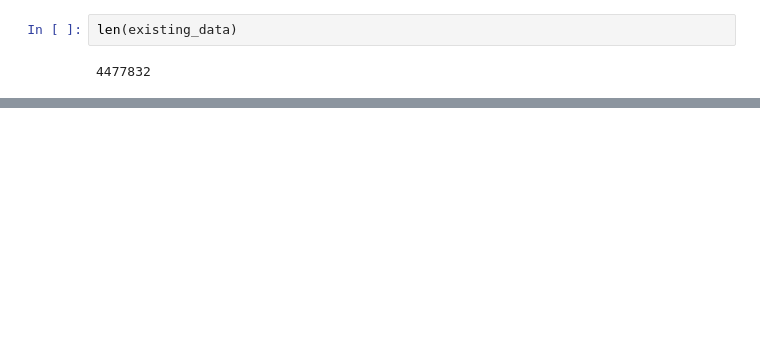
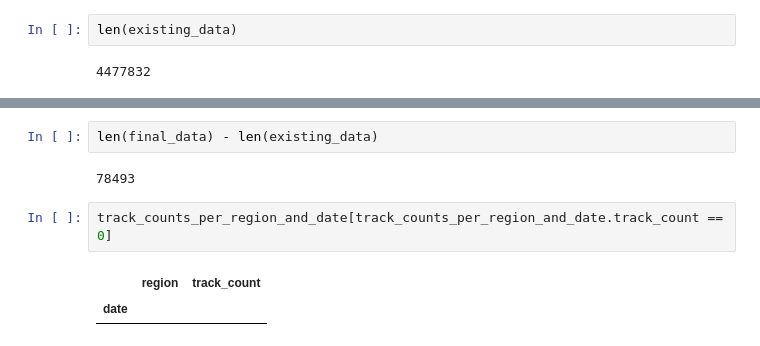
Before and after one commit to Sejmou/exploring-spotify-charts, a Jupyter notebook: data_exploration_and_crawling/merge_crawled_and_existing_chart_data.ipynb, the cells around one changed output, grey strips where cells are left out. Drawn from its saved outputs; the diff is of its cells as text; blank space fills up the shorter version.

Commit message:
finish filling missing chart data

```diff
--- a/data_exploration_and_crawling/merge_crawled_and_existing_chart_data.ipynb
+++ b/data_exploration_and_crawling/merge_crawled_and_existing_chart_data.ipynb
@@ -1273,0 +1262,9 @@ new_data[new_data.date >= "2021-12-01"]
+# %%
+len(final_data) - len(existing_data)
+# %% [output]
+78493
+# %%
+track_counts_per_region_and_date[track_counts_per_region_and_date.track_count == 0]
+# %% [output]
+|  | region | track_count |
+| date |  |  |
```
Also changed, not shown: parts of 27 cells of this notebook.
